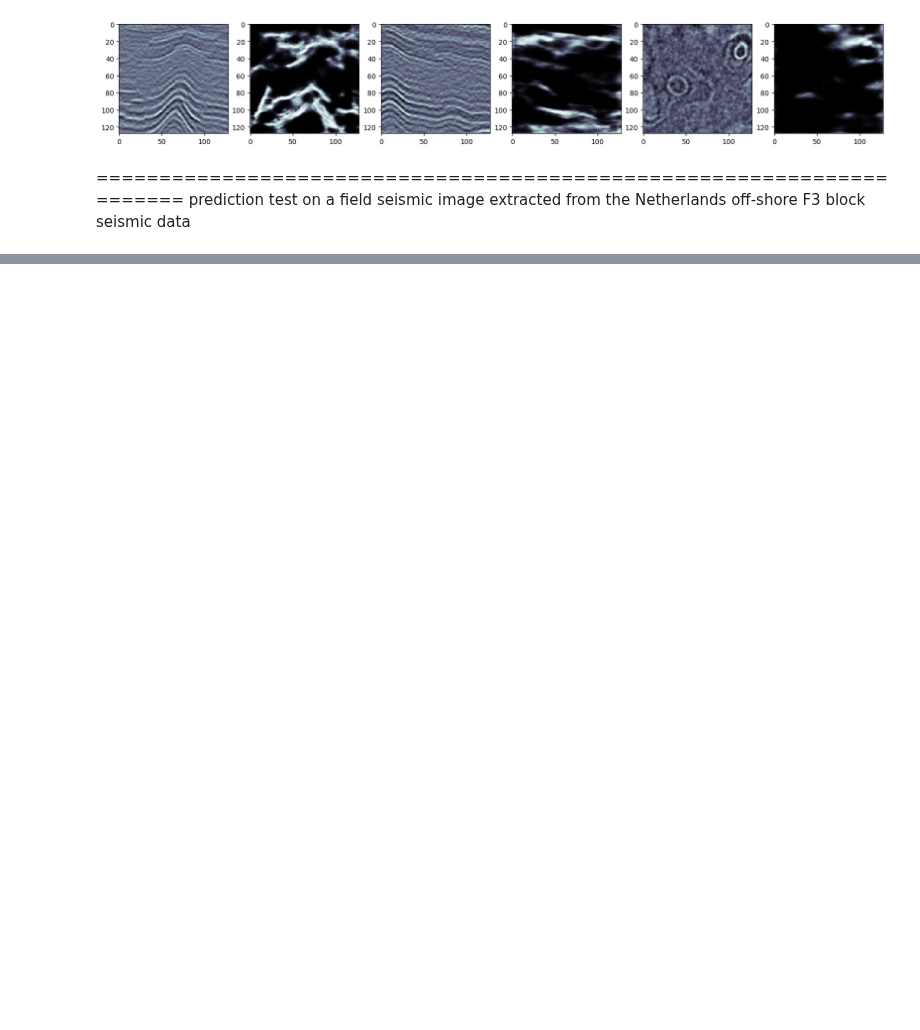
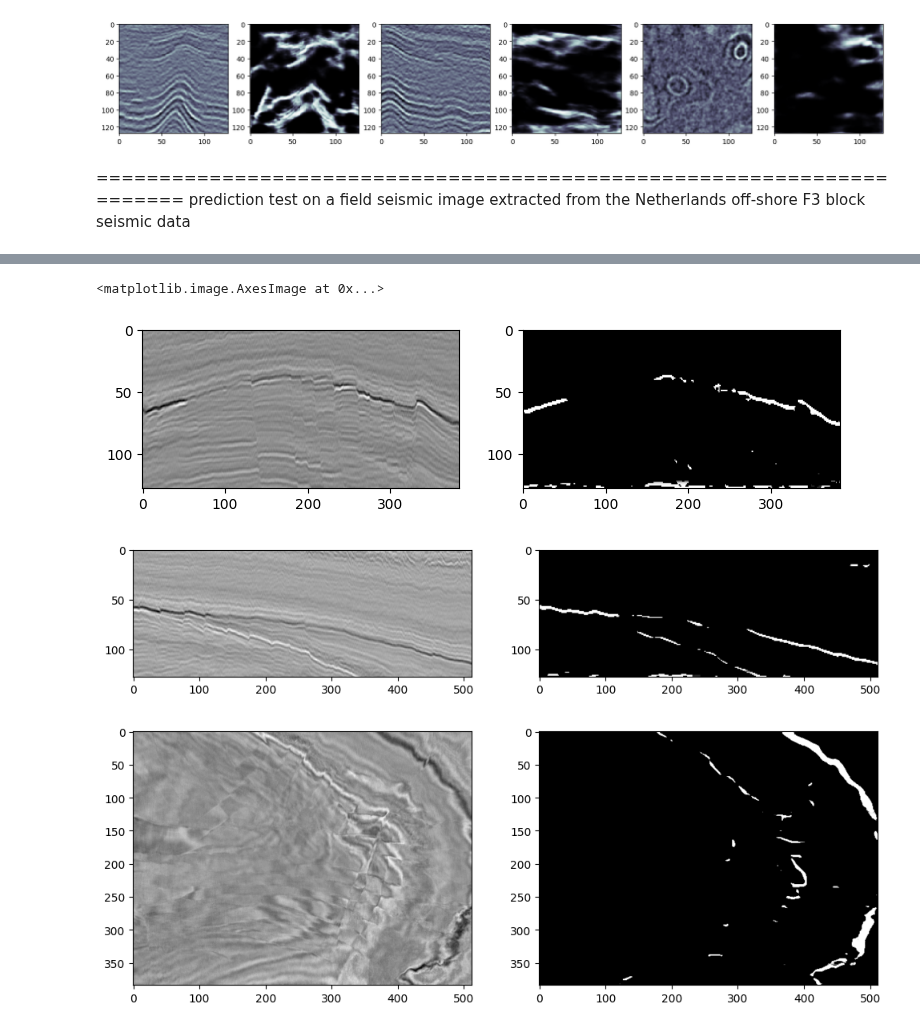
Before and after one commit to roderickperez/faultSeg_RPA, a Jupyter notebook: faultSeg_2019_keras_updated/prediction_keras.ipynb, the cells around one changed output, grey strips where cells are left out. Cells and saved outputs as stored; diff of their text form; code cells hidden in the pictures; blank space fills up the shorter version.

```diff
--- a/faultSeg_2019_keras_updated/prediction_keras.ipynb
+++ b/faultSeg_2019_keras_updated/prediction_keras.ipynb
@@ -260,0 +288,42 @@ p2.imshow(gy3,interpolation="bilinear",vmin=0.4,vmax=1.0,cmap=plt.cm.gray)
+# %%
+gx, m1, m2, m3 = np.fromfile(dat_file_path, dtype=np.single), 512, 384, 128
+output_dir = os.path.join(ROOT_DIR, "faultSeg_Wu_2019_Keras", "data_from_Wu", "prediction", "f3d")
+
+os.makedirs(output_dir, exist_ok=True)
+gy.tofile(os.path.join(output_dir, "fp.dat"), format="%4")
+gx = np.reshape(gx,(m1,m2,m3))
+gy = np.reshape(gy,(m1,m2,m3))
+
+k1,k2,k3 = 29,29,99
+gx1 = np.transpose(gx[k1,:,:])
+gy1 = np.transpose(gy[k1,:,:])
+gx2 = np.transpose(gx[:,k2,:])
+gy2 = np.transpose(gy[:,k2,:])
+gx3 = np.transpose(gx[:,:,k3])
+gy3 = np.transpose(gy[:,:,k3])
+
+#xline slice
+fig = plt.figure(figsize=(9,9))
+p1 = plt.subplot(1, 2, 1)
+p1.imshow(gx1,aspect=1.5,cmap=plt.cm.gray)
+p2 = plt.subplot(1,2,2)
+p2.imshow(gy1,aspect=1.5,interpolation="bilinear",vmin=0.4,vmax=1.0,cmap=plt.cm.gray)
+
+#inline slice
+fig = plt.figure(figsize=(12,12))
+p1 = plt.subplot(1, 2, 1)
+p1.imshow(gx2,aspect=1.5,cmap=plt.cm.gray)
+p2 = plt.subplot(1,2,2)
+p2.imshow(gy2,aspect=1.5,interpolation="bilinear",vmin=0.4,vmax=1.0,cmap=plt.cm.gray)
+
+#time slice
+fig = plt.figure(figsize=(12,12))
+p1 = plt.subplot(1, 2, 1)
+p1.imshow(gx3,cmap=plt.cm.gray)
+p2 = plt.subplot(1,2,2)
+p2.imshow(gy3,interpolation="bilinear",vmin=0.4,vmax=1.0,cmap=plt.cm.gray)
+# %% [output]
+<matplotlib.image.AxesImage at 0x...>
+[figure, added]
+[figure, added]
+[figure, added]
```
Also changed, not shown: parts of 8 cells of this notebook, 1 other file.
